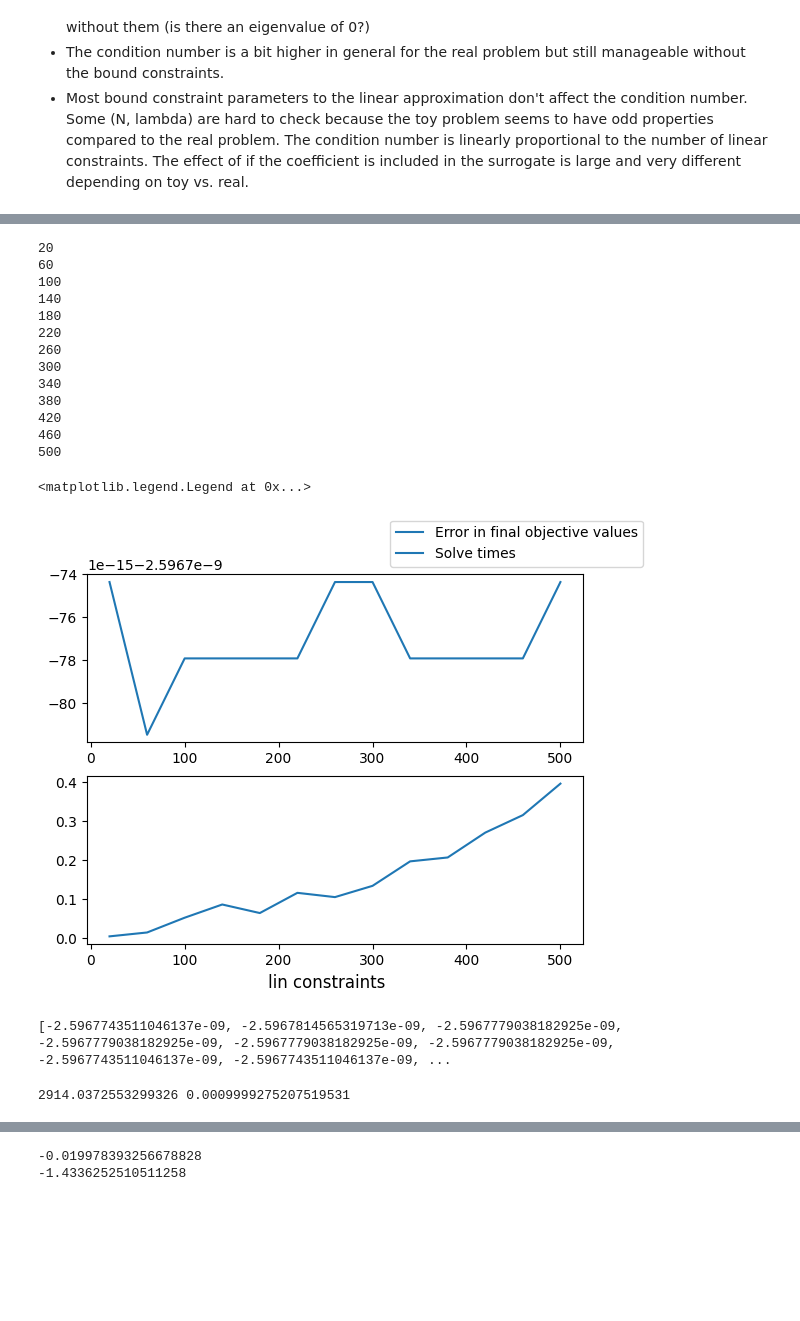
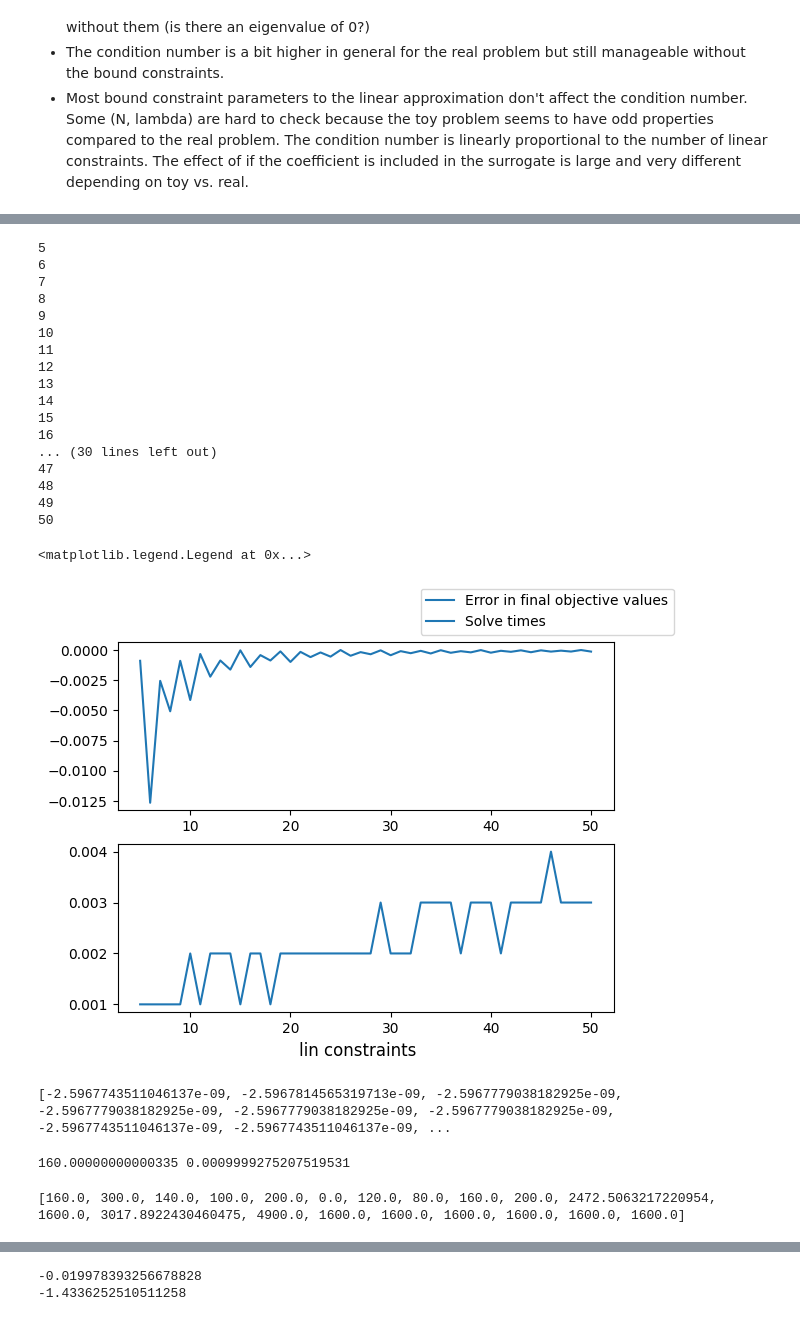
Before and after one commit to micpap25/ENG-QUANT, a Jupyter notebook: experiments/classical_run.ipynb, the cells around one changed output, grey strips where cells are left out. Drawn from its saved outputs; the diff is of its cells as text; code cells hidden in the pictures; blank space fills up the shorter version.

```diff
--- a/experiments/classical_run.ipynb
+++ b/experiments/classical_run.ipynb
@@ -26,7 +27,7 @@ Some conclusions:
 - Most bound constraint parameters to the linear approximation don't affect the condition number. Some (N, lambda) are hard to check because the toy problem seems to have odd properties compared to the real problem. The condition number is linearly proportional to the number of linear constraints. The effect of if the coefficient is included in the surrogate is large and very different depending on toy vs. real.
 # %%
 # Number of copies of the network in the toy system
-N=20
+N=10
 
 # Whether the production and flow variables have upper bounds
 F_UPPER_BOUNDS=True
@@ -43,10 +44,10 @@ DELTA=0.1
 
 # Lower bounds and upper bound on pressure
 LX=LP=LF=0.0
-UP=5.0
+UP=.5
 
 # The number of linear constraints to use per quadratic constraint
-LIN_CONSTRAINTS = 20
+LIN_CONSTRAINTS = 10
 
 # Whether to do an inner or outer approximation
 OUTER_APPROXIMATION = True
@@ -60,3 +61,13 @@ SURROGATE_BOUND_ABOVE = True
 
 # Whether to divide by lambda in an inner approximation
 REMOVE_DIVISION = True
+# %%
+toy_problem_to_json(N, F_UPPER_BOUNDS, DEMAND_INEQUALITY, GAMMA, LAMBD,
+                        EPS, DELTA, LP, LF, UP)
+quad, q_time, q_x = solve_qcp_return_x("toy.json")
+print(f"qval: {quad}")
+print(f"qx: {q_x}")
+quadratic_lin_approx_no_surrogate(LIN_CONSTRAINTS, OUTER_APPROXIMATION, remove_division=REMOVE_DIVISION, endpoints=False)
+val, time, x = solve_lp_return_x()
+print(f"val: {val}")
+print(f"x: {x}")
@@ -68,9 +84,9 @@ n_range = range(1, 101, 4)
 for n in n_range:
     toy_problem_to_json(n, F_UPPER_BOUNDS, DEMAND_INEQUALITY, GAMMA, LAMBD,
                         EPS, DELTA, LP, LF, UP)
-    # quadratic_model_lin_approx(LIN_CONSTRAINTS, OUTER_APPROXIMATION, COEFFICIENT_SURROGATE,
-    #                             SURROGATE_BOUND_BELOW, SURROGATE_BOUND_ABOVE, remove_division=REMOVE_DIVISION)
-    quadratic_lin_approx_no_surrogate(LIN_CONSTRAINTS, OUTER_APPROXIMATION, remove_division=REMOVE_DIVISION)
+    quadratic_model_lin_approx(LIN_CONSTRAINTS, OUTER_APPROXIMATION, COEFFICIENT_SURROGATE,
+                                SURROGATE_BOUND_BELOW, SURROGATE_BOUND_ABOVE, remove_division=REMOVE_DIVISION)
+    # quadratic_lin_approx_no_surrogate(LIN_CONSTRAINTS, OUTER_APPROXIMATION, remove_division=REMOVE_DIVISION)
     val, time = solve_lp()
     quad, q_time = solve_qcp(f_name="toy.json")
     if val is not None:
@@ -88,51 +104,61 @@ fig.legend()
 # %%
 errors = []
 times = []
 toy_problem_to_json(N, F_UPPER_BOUNDS, DEMAND_INEQUALITY, GAMMA, LAMBD,
                     EPS, DELTA, LP, LF, UP)
 quad, q_time = solve_qcp(f_name="toy.json")
 
-# lin_cons_range = range(1, 101, 4)
-lin_cons_range = range(20, 501, 40)
+lin_cons_range = range(5, 51, 1)
+# lin_cons_range = range(20, 501, 40)
 for lin_cons in lin_cons_range:
-    print(lin_cons)
+    # print(lin_cons)
     quadratic_model_lin_approx(lin_cons, OUTER_APPROXIMATION, COEFFICIENT_SURROGATE,
                                 SURROGATE_BOUND_BELOW, SURROGATE_BOUND_ABOVE, remove_division=REMOVE_DIVISION)
     # quadratic_lin_approx_no_surrogate(lin_cons, OUTER_APPROXIMATION, remove_division=REMOVE_DIVISION)
     val, time = solve_lp()
     if val is not None:
         errors.append(val - quad)
         times.append(time)
 
 fig, (ax1, ax2) = plt.subplots(2, 1)
 fig.supxlabel("lin constraints")
 ax1.plot(lin_cons_range, errors, label="Error in final objective values")
 ax2.plot(lin_cons_range, times, label="Solve times")
 fig.legend()
 # %% [output]
-20
-60
-100
-140
-180
-220
-260
-300
-340
-380
-420
-460
-500
+5
+6
+7
+8
+9
+10
+11
+12
+13
+14
+15
+16
+... (30 lines left out)
+47
+48
+49
+50
 <matplotlib.legend.Legend at 0x...>
-[figure, old version]
+[figure, new version]
 # %%
 print(errors)
 # %% [output]
 [-2.5967743511046137e-09, -2.5967814565319713e-09, -2.5967779038182925e-09, -2.5967779038182925e-09, -2.5967779038182925e-09, -2.5967779038182925e-09, -2.5967743511046137e-09, -2.5967743511046137e-09, ...
 # %%
 # Put the original QCP into gurobi
-qcp_value, qcp_time = solve_qcp(f_name="model11_quad_reform_nofix.json")
+qcp_value, qcp_time = solve_qcp(f_name="model11_quad_reform_nofix_newobj.json")
 print(qcp_value, qcp_time)
 # %% [output]
-2914.0372553299326 0.0009999275207519531
+160.00000000000335 0.0009999275207519531
+# %%
+quadratic_model_remove_quad("model11_quad_reform_nofix_newobj.json")
+q, _, x = solve_lp_return_x(f_name="linear_approx.json")
+print(x)
+# %% [output]
+[160.0, 300.0, 140.0, 100.0, 200.0, 0.0, 120.0, 80.0, 160.0, 200.0, 2472.5063217220954, 1600.0, 3017.8922430460475, 4900.0, 1600.0, 1600.0, 1600.0, 1600.0, 1600.0, 1600.0]
 # %%
```
Also changed, not shown: parts of 5 cells of this notebook, 27 other files.
